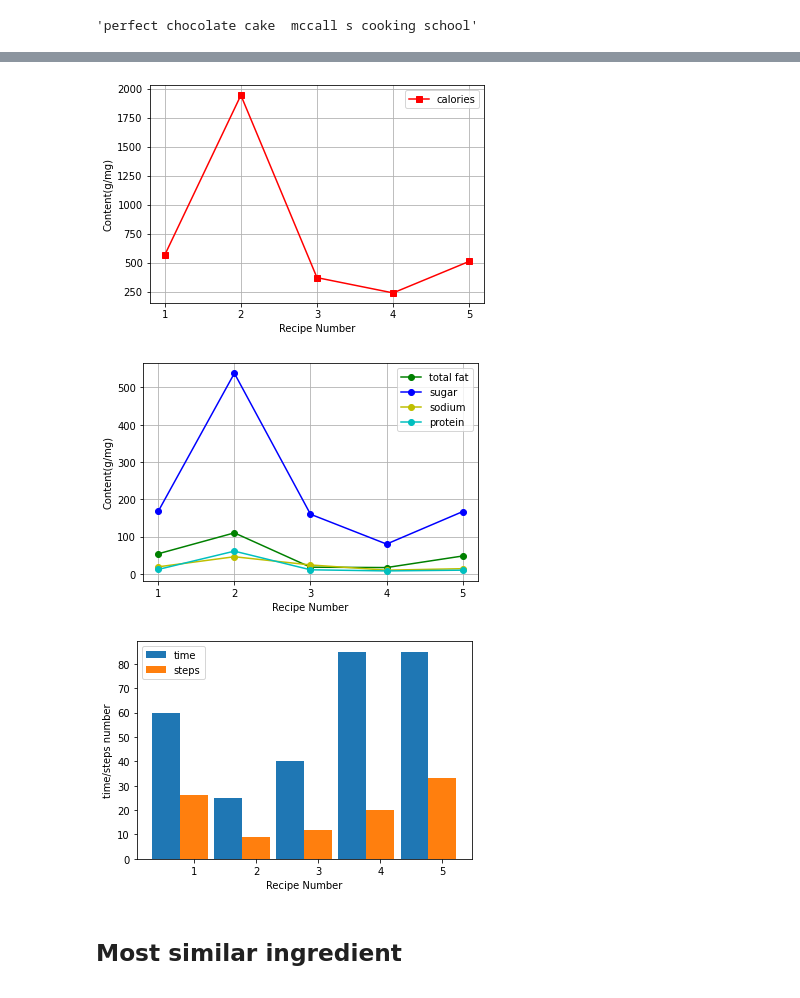
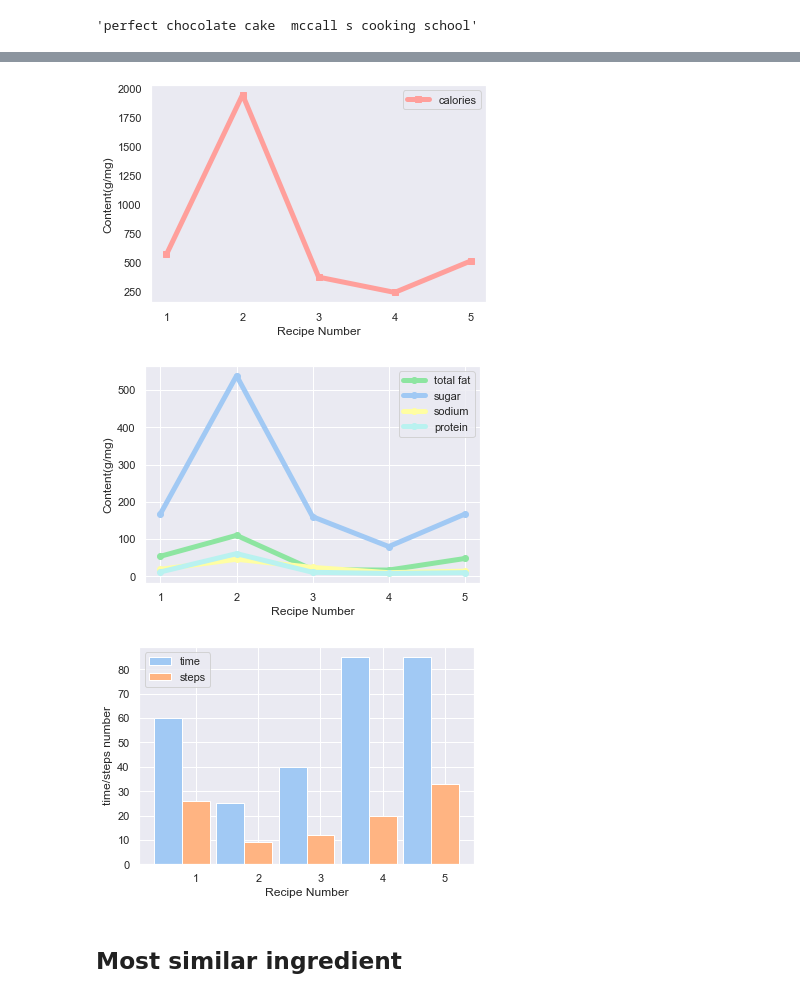
Before and after one commit to michaelbaluja/ECE143_WI22_FinalProject_Group14, a Jupyter notebook: notebooks/Recipe recommendation based on ingredients.ipynb, the cells around one changed output, grey strips where cells are left out. Cells and saved outputs as stored; diff of their text form; code cells hidden in the pictures.

```diff
--- a/notebooks/Recipe recommendation based on ingredients.ipynb
+++ b/notebooks/Recipe recommendation based on ingredients.ipynb
@@ -6,3 +7,5 @@ from collections import defaultdict
+# %%
+sns.set_theme( palette="pastel")
 # %% [markdown]
 ## Read data from the dataset.
 # %%
@@ -93,40 +96,39 @@ theList = mostSimilar_recipe(query)
 # %%
 list1 = eval(f.iloc[f[f.name == theList[0][1]].index.tolist()[0]]["nutrition"])
 list2 = eval(f.iloc[f[f.name == theList[1][1]].index.tolist()[0]]["nutrition"])
 list3 = eval(f.iloc[f[f.name == theList[2][1]].index.tolist()[0]]["nutrition"])
 list4 = eval(f.iloc[f[f.name == theList[3][1]].index.tolist()[0]]["nutrition"])
 list5 = eval(f.iloc[f[f.name == theList[4][1]].index.tolist()[0]]["nutrition"])
 
 x = [1, 2, 3, 4, 5]
 k1 = [list1[0], list2[0], list3[0], list4[0], list5[0]]
-plt.plot(x, k1, 's-', color='r', label="calories")
+plt.plot(x, k1, 's-', color='r', label="calories", linewidth = 5)
 plt.xticks(x)
 plt.xlabel("Recipe Number")
 plt.ylabel("Content(g/mg)")
 plt.legend(loc="best")
 plt.grid()
-plt.savefig("Recipe number vs. Calories.jpg")
+plt.savefig("Recipe number vs. Calories.jpg", dpi=1000)
 plt.show()
 
 x = [1, 2, 3, 4, 5]
 k2 = [list1[1],list2[1],list3[1],list4[1],list5[1]]
 k3 = [list1[2],list2[2],list3[2],list4[2],list5[2]]
 k4 = [list1[3],list2[3],list3[3],list4[3],list5[3]]
 k5 = [list1[4],list2[4],list3[4],list4[4],list5[4]]
 plt.xticks(x)
-plt.plot(x,k2,'o-',color = 'g',label="total fat")
-plt.plot(x,k3,'o-',color = 'b',label="sugar")
-plt.plot(x,k4,'o-',color = 'y',label="sodium")
-plt.plot(x,k5,'o-',color = 'c',label="protein")
+plt.plot(x,k2,'o-',color = 'g',label="total fat", linewidth = 5)
+plt.plot(x,k3,'o-',color = 'b',label="sugar", linewidth = 5)
+plt.plot(x,k4,'o-',color = 'y',label="sodium", linewidth = 5)
+plt.plot(x,k5,'o-',color = 'c',label="protein", linewidth = 5)
 plt.xlabel("Recipe Number")
 plt.ylabel("Content(g/mg)")
 plt.legend(loc="best")
-plt.grid()
-plt.savefig("Recipe number vs. content.jpg")
+plt.savefig("Recipe number vs. content.jpg", dpi=1000)
 plt.show()
 # %% [output]
-[figure, old version]
+[figure, new version]
-[figure, old version]
+[figure, new version]
 # %%
 k1, k2 = [], []
 for i in range(5):
@@ -139,10 +141,10 @@ ax.bar(np.arange(5) + 0.45, k2, tick_label=x, width=0.45, label='steps')
 plt.xlabel("Recipe Number")
 plt.ylabel("time/steps number")
 ax.legend()
-plt.savefig("Recipe number vs. time or steps.jpg")
+plt.savefig("Recipe number vs. time or steps.jpg", dpi=1000)
 plt.show()
 # %% [output]
-[figure, old version]
+[figure, new version]
 # %% [markdown]
 ## Most similar ingredient
 # %%
```
Also changed, not shown: parts of 1 cell of this notebook, 6 other files.
